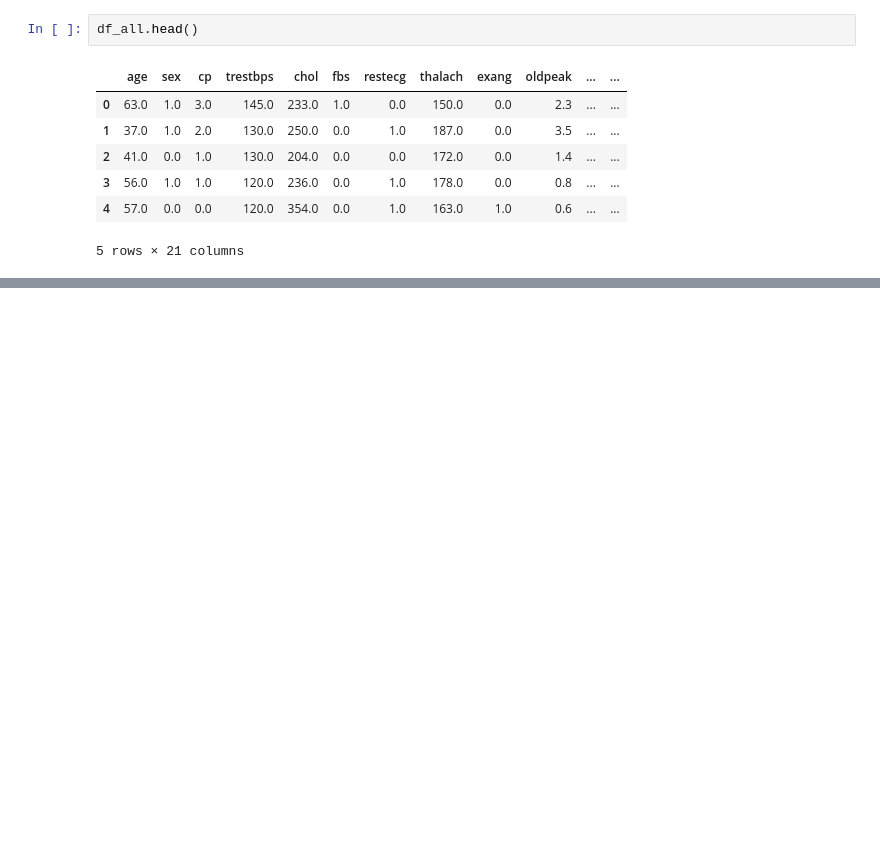
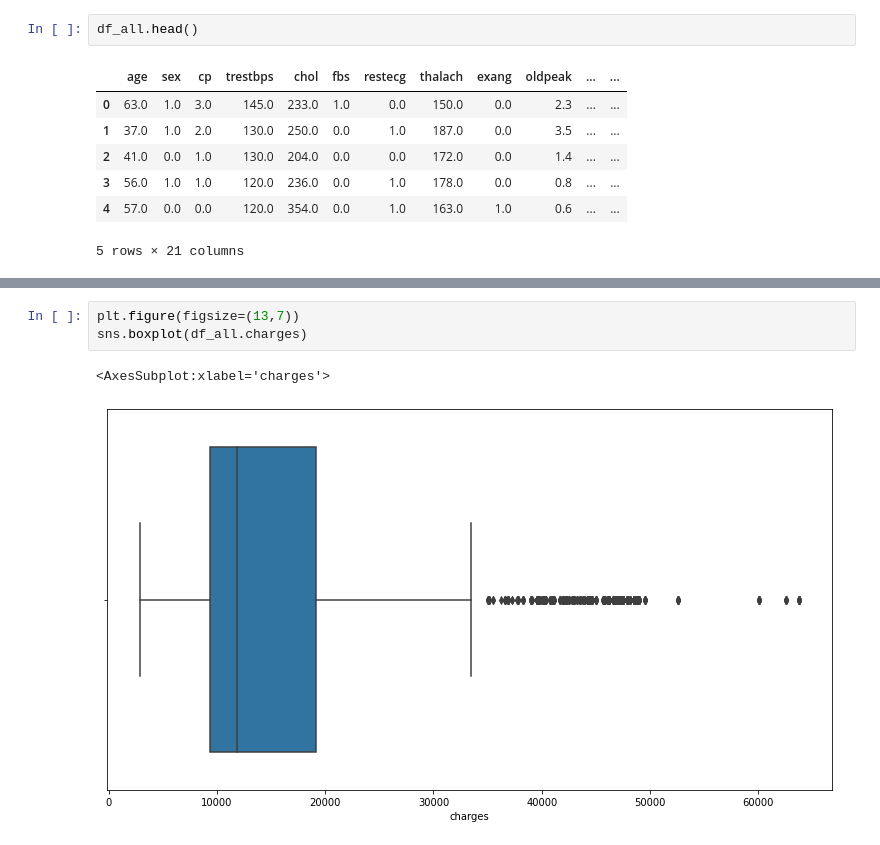
Before and after one commit to buriihenry/heart_Insurance_Sklearn, a Jupyter notebook: Heart Disease & insurance.ipynb, the cells around one changed output, grey strips where cells are left out. Cells and saved outputs as stored; diff of their text form; blank space fills up the shorter version.

```diff
--- a/Heart Disease & insurance.ipynb
+++ b/Heart Disease & insurance.ipynb
@@ -184,0 +365,6 @@ Index(['age', 'sex', 'cp', 'trestbps', 'chol', 'fbs', 'restecg', 'thalach',
+# %%
+plt.figure(figsize=(13,7))
+sns.boxplot(df_all.charges)
+# %% [output]
+<AxesSubplot:xlabel='charges'>
+[figure, added]
```
Also changed, not shown: parts of 46 cells of this notebook, 4 other files.
